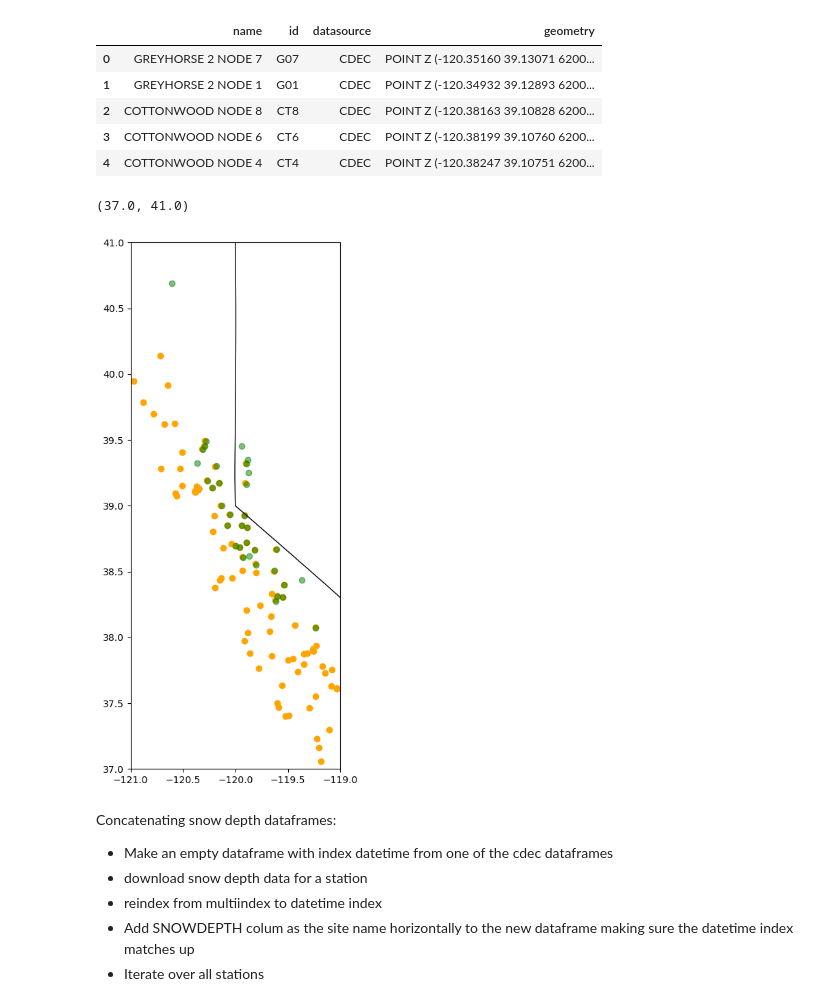
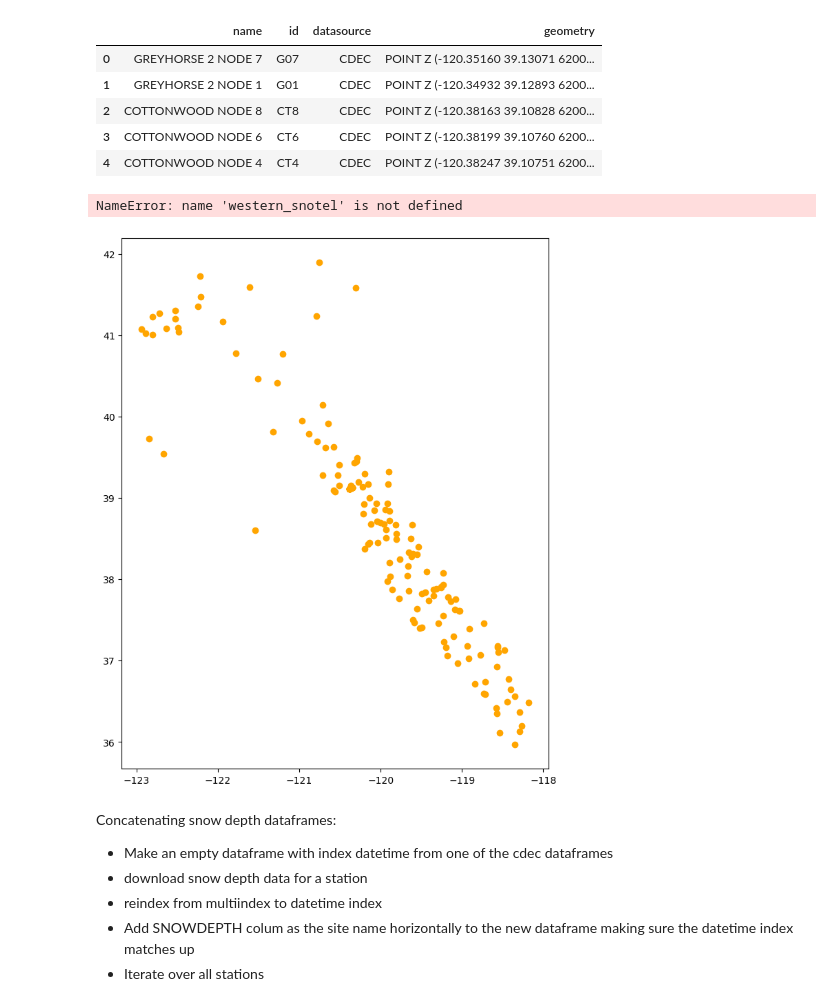
Before and after one commit to bessoh2/correlated-domains, a Jupyter notebook: notebooks/cdec_access.ipynb, the cells around one changed output. Cells and saved outputs as stored; diff of their text form; code cells hidden in the pictures.

```diff
--- a/notebooks/cdec_access.ipynb
+++ b/notebooks/cdec_access.ipynb
@@ -58,14 +58,14 @@ cdec_locations.head()
 # %%
 fig, ax = plt.subplots(figsize=(10,10))
 
 cdec_locations.plot(ax=ax, facecolor='orange')
-#western_snotel.to_crs('epsg:4326').plot(facecolor='green', ax=ax, alpha=.5)
+western_snotel.to_crs('epsg:4326').plot(facecolor='green', ax=ax, alpha=.5)
 wstates.loc[wstates['NAME']=='California'].to_crs('epsg:4326').plot(ax=ax, facecolor='none', edgecolor='k')
 ax.set_xlim(-121,-119)
 ax.set_ylim(37,41)
 # %% [output]
-(37.0, 41.0)
+NameError: name 'western_snotel' is not defined
-[figure, old version]
+[figure, new version]
 # %% [markdown]
 Concatenating snow depth dataframes:
 * Make an empty dataframe with index datetime from one of the cdec dataframes
```
Also changed, not shown: parts of 15 cells of this notebook, 2 other files.
